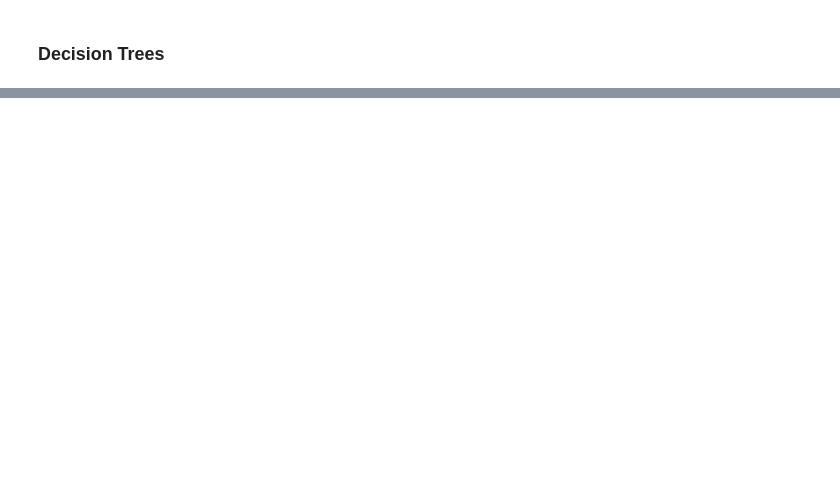
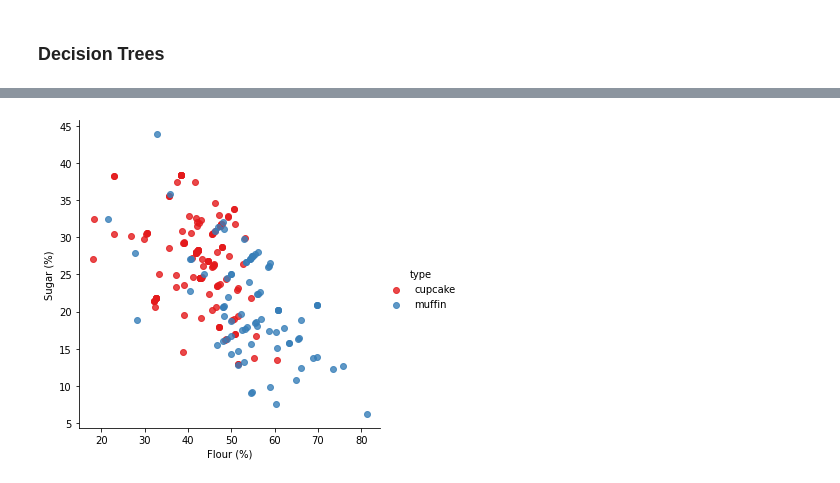
Before and after one commit to amandashu/Cupcake-Muffin-Classification, a Jupyter notebook: reports/analysis.ipynb, the cells around one changed output, grey strips where cells are left out. Saved outputs shown, nothing was run; the diff lists cells and outputs as text; code cells hidden in the pictures; blank space fills up the shorter version.

```diff
--- a/reports/analysis.ipynb
+++ b/reports/analysis.ipynb
@@ -157,0 +198,5 @@ Feature: Butter (%), Score: 0.0729434572519679
+# %%
+sns.lmplot('Flour (%)', 'Sugar (%)', data=recipes, hue='type',
+           palette='Set1', fit_reg=False);
+# %% [output]
+[figure, added]
```
Also changed, not shown: parts of 31 cells of this notebook, 2 other files.
